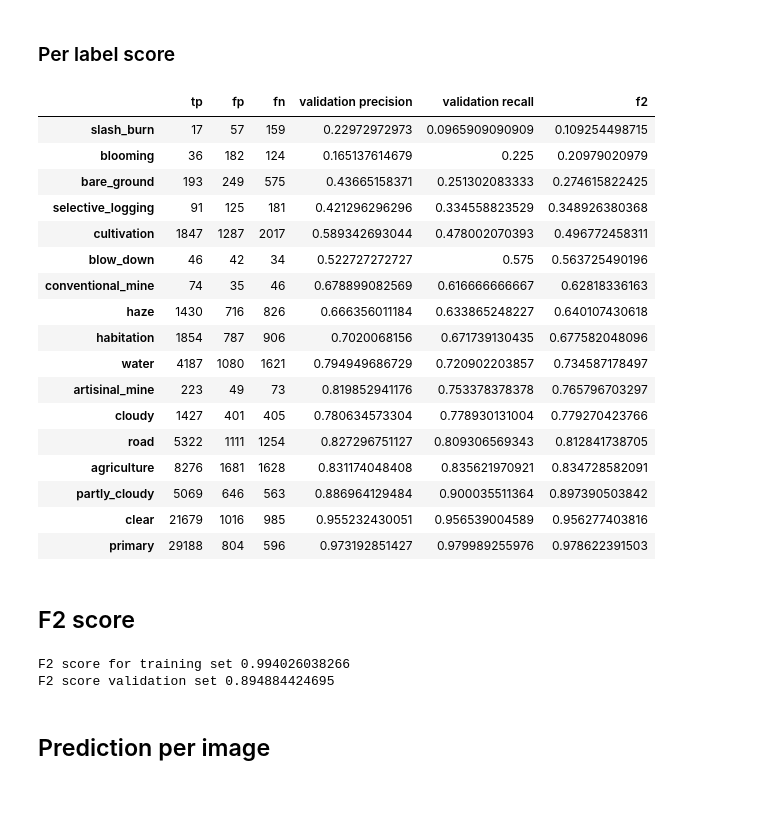
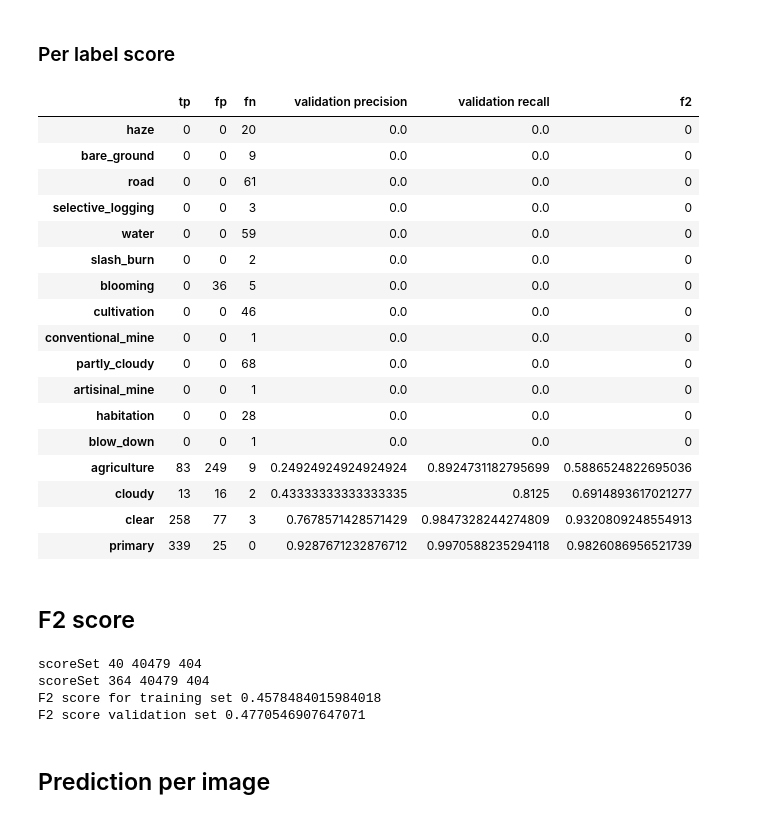
Before and after one commit to gsabran/SaveTheAmazonianPandas, a Jupyter notebook: Viz predictions.ipynb, the cells around one changed output. Drawn from its saved outputs; the diff is of its cells as text; code cells hidden in the pictures.

```diff
--- a/Viz predictions.ipynb
+++ b/Viz predictions.ipynb
@@ -11,10 +11,10 @@ pd.set_option('display.max_colwidth', -1)
 # %%
 expected_tags = {}
 all_tags = set(["agriculture","artisinal_mine","bare_ground","blooming","blow_down","clear","cloudy","conventional_mine","cultivation","habitation","haze","partly_cloudy","primary","road","selective_logging","slash_burn","water"])
-with open("./rawInput/train-augmented.csv", "r") as train_labels:
+with open("./rawInput/train.csv", "r") as train_labels:
     train_labels.readline()
     for line in train_labels:
         img, tags = line.rstrip("\n").split(",")
         expected_tags[img] = tags.split(" ")
-print len(expected_tags)
+print(len(expected_tags))
 # %% [output]
@@ -47,12 +47,17 @@ with open("./train/training-files.csv", "r") as training_files:
     original_training_set = set(training_files.readline().strip().split(","))
     for f in os.listdir("./rawInput/train-jpg"):
         filename = f.split(".")[0]
-        s = training_set if filename in original_training_set else validation_set
-        for i in range(8):
-            s.add("{name}--{i}".format(name=filename, i=i))
+        s = None
+        if filename in original_training_set:
+            s = training_set
+        elif filename in predicted_tags:
+            s = validation_set
+        if s is not None:
+            s.add(filename)
+#         for i in range(8):
+#             s.add("{name}--{i}".format(name=filename, i=i))
 
-print "original images:", len(os.listdir("./rawInput/train-jpg"))
-print "total images:", len(os.listdir("./rawInput/train-jpg-augmented"))
-print "training set:", len(training_set)
-print "validation set:", len(validation_set)
+print("total images:", len(os.listdir("./rawInput/train-jpg")))
+print("training set:", len(training_set))
+print("validation set:", len(validation_set))
 # %% [output]
@@ -71,57 +75,57 @@ validation set: 32384
 tags_score = {t: { "tp":0, "fn": 0, "fp": 0} for t in all_tags}
 
 def scores(tp, fp, fn):
-    p = tp / (tp + fp)
-    r = tp / (tp + fn)
+    p = tp / (tp + fp + 1)
+    r = tp / (tp + fn + 1)
     b = 2
     if p == 0 or r == 0:
         f2 = 0
     else:
         b = 2
         f2 = (1 + b**2) * p * r / (b**2*p + r)
     return p, r, f2
 
 for img in validation_set:
     true_tags = expected_tags[img]
     pred_tags = predicted_tags[img]
     for t in true_tags:
         if t in pred_tags:
             tags_score[t]["tp"] += 1
         else:
             tags_score[t]["fn"] += 1
     for t in pred_tags:
         if t not in true_tags:
             tags_score[t]["fp"] += 1
 
 data = []
 for tag in all_tags:
     s = tags_score[tag]
     p, r, f2 = scores(s["tp"], s["fp"], s["fn"])
     data.append([tag, s["tp"], s["fp"], s["fn"], p, r, f2])
 data.sort(key = lambda l:l[-1])
 data = np.array(data)
 columns = ["tp", "fp", "fn", "validation precision", "validation recall", "f2"]
 df = pd.DataFrame(data=data[:, 1:], index=data[:, 0], columns=columns)
 df
 # %% [output]
 |  | tp | fp | fn | validation precision | validation recall | f2 |
-| slash_burn | 17 | 57 | 159 | 0.22972972973 | 0.0965909090909 | 0.109254498715 |
-| blooming | 36 | 182 | 124 | 0.165137614679 | 0.225 | 0.20979020979 |
-| bare_ground | 193 | 249 | 575 | 0.43665158371 | 0.251302083333 | 0.274615822425 |
-| selective_logging | 91 | 125 | 181 | 0.421296296296 | 0.334558823529 | 0.348926380368 |
-| cultivation | 1847 | 1287 | 2017 | 0.589342693044 | 0.478002070393 | 0.496772458311 |
-| blow_down | 46 | 42 | 34 | 0.522727272727 | 0.575 | 0.563725490196 |
-| conventional_mine | 74 | 35 | 46 | 0.678899082569 | 0.616666666667 | 0.62818336163 |
-| haze | 1430 | 716 | 826 | 0.666356011184 | 0.633865248227 | 0.640107430618 |
-| habitation | 1854 | 787 | 906 | 0.7020068156 | 0.671739130435 | 0.677582048096 |
-| water | 4187 | 1080 | 1621 | 0.794949686729 | 0.720902203857 | 0.734587178497 |
-| artisinal_mine | 223 | 49 | 73 | 0.819852941176 | 0.753378378378 | 0.765796703297 |
-| cloudy | 1427 | 401 | 405 | 0.780634573304 | 0.778930131004 | 0.779270423766 |
-| road | 5322 | 1111 | 1254 | 0.827296751127 | 0.809306569343 | 0.812841738705 |
-| agriculture | 8276 | 1681 | 1628 | 0.831174048408 | 0.835621970921 | 0.834728582091 |
-| partly_cloudy | 5069 | 646 | 563 | 0.886964129484 | 0.900035511364 | 0.897390503842 |
-| clear | 21679 | 1016 | 985 | 0.955232430051 | 0.956539004589 | 0.956277403816 |
-| primary | 29188 | 804 | 596 | 0.973192851427 | 0.979989255976 | 0.978622391503 |
+| haze | 0 | 0 | 20 | 0.0 | 0.0 | 0 |
+| bare_ground | 0 | 0 | 9 | 0.0 | 0.0 | 0 |
+| road | 0 | 0 | 61 | 0.0 | 0.0 | 0 |
+| selective_logging | 0 | 0 | 3 | 0.0 | 0.0 | 0 |
+| water | 0 | 0 | 59 | 0.0 | 0.0 | 0 |
+| slash_burn | 0 | 0 | 2 | 0.0 | 0.0 | 0 |
+| blooming | 0 | 36 | 5 | 0.0 | 0.0 | 0 |
+| cultivation | 0 | 0 | 46 | 0.0 | 0.0 | 0 |
+| conventional_mine | 0 | 0 | 1 | 0.0 | 0.0 | 0 |
+| partly_cloudy | 0 | 0 | 68 | 0.0 | 0.0 | 0 |
+| artisinal_mine | 0 | 0 | 1 | 0.0 | 0.0 | 0 |
+| habitation | 0 | 0 | 28 | 0.0 | 0.0 | 0 |
+| blow_down | 0 | 0 | 1 | 0.0 | 0.0 | 0 |
+| agriculture | 83 | 249 | 9 | 0.24924924924924924 | 0.8924731182795699 | 0.5886524822695036 |
+| cloudy | 13 | 16 | 2 | 0.43333333333333335 | 0.8125 | 0.6914893617021277 |
+| clear | 258 | 77 | 3 | 0.7678571428571429 | 0.9847328244274809 | 0.9320809248554913 |
+| primary | 339 | 25 | 0 | 0.9287671232876712 | 0.9970588235294118 | 0.9826086956521739 |
 # %% [markdown]
 ## F2 score
 # %%
@@ -156,11 +161,13 @@ validation_score, validation_scores = scoreSet(validation_set)
 training_scores.sort(key = lambda l: l["f2"])
 validation_scores.sort(key = lambda l: l["f2"])
 
-print "F2 score for training set", training_score
-print "F2 score validation set", validation_score
+print("F2 score for training set", training_score)
+print("F2 score validation set", validation_score)
 # %% [output]
-F2 score for training set 0.994026038266
-F2 score validation set 0.894884424695
+scoreSet 40 40479 404
+scoreSet 364 40479 404
+F2 score for training set 0.4578484015984018
+F2 score validation set 0.4770546907647071
 # %% [markdown]
 ## Prediction per image
 # %%
```
Also changed, not shown: parts of 6 cells of this notebook, 6 other files.
